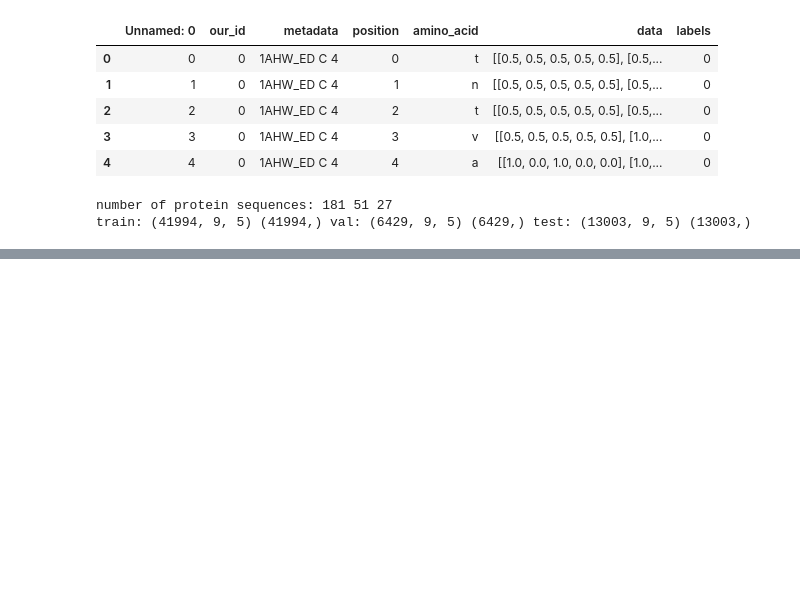
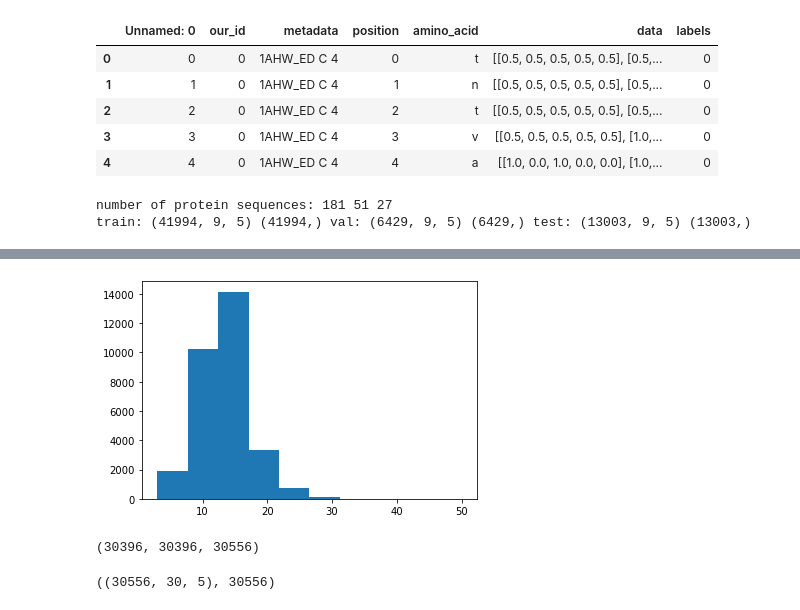
Before and after one commit to NinaWie/sars_cov_2_epitopes, a Jupyter notebook: train_model.ipynb, the cells around one changed output, grey strips where cells are left out. Saved outputs shown, nothing was run; the diff lists cells and outputs as text; code cells hidden in the pictures; blank space fills up the shorter version.

```diff
--- a/train_model.ipynb
+++ b/train_model.ipynb
@@ -141,0 +276,4 @@ plt.show()
+# %%
+linear_df = pd.read_csv("data/linear_data_seq.csv")
+# %%
+data = np.array([eval(d) for d in linear_df["data"]])
@@ -141,0 +282,7 @@ plt.show()
+# %%
+lens = np.array([len(d) for d in data])
+# %%
+plt.hist(lens)
+plt.show()
+# %% [output]
+[figure, added]
@@ -141,0 +292,4 @@ plt.show()
+# %%
+len(labels), len(data), len(linear_df) # slightly more if considering sequences above 30
+# %% [output]
+(30396, 30396, 30556)
@@ -141,0 +300,4 @@ plt.show()
+# %%
+data.shape, len(labels)
+# %% [output]
+((30556, 30, 5), 30556)
```
Also changed, not shown: parts of 54 cells of this notebook, 4 other files.
